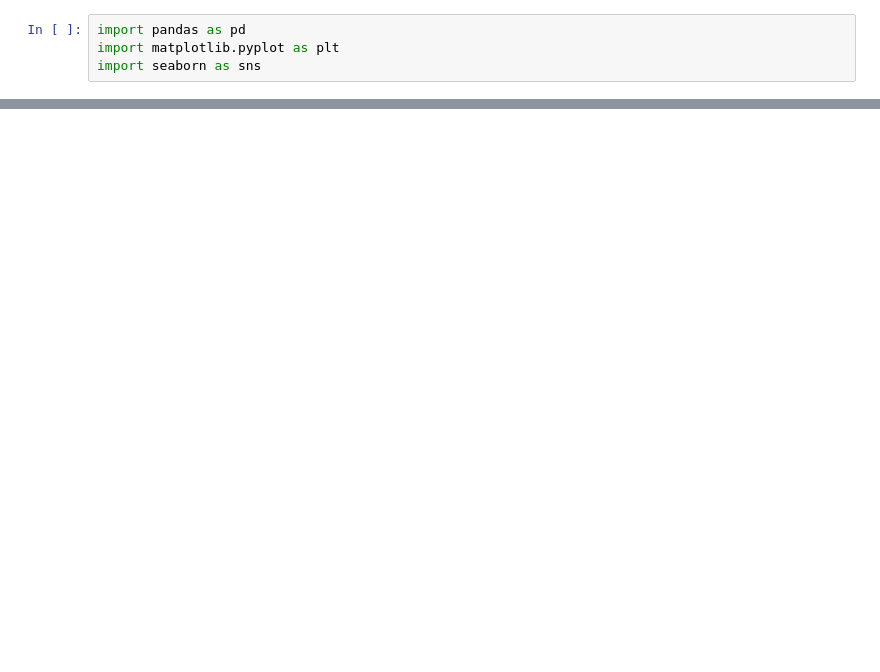
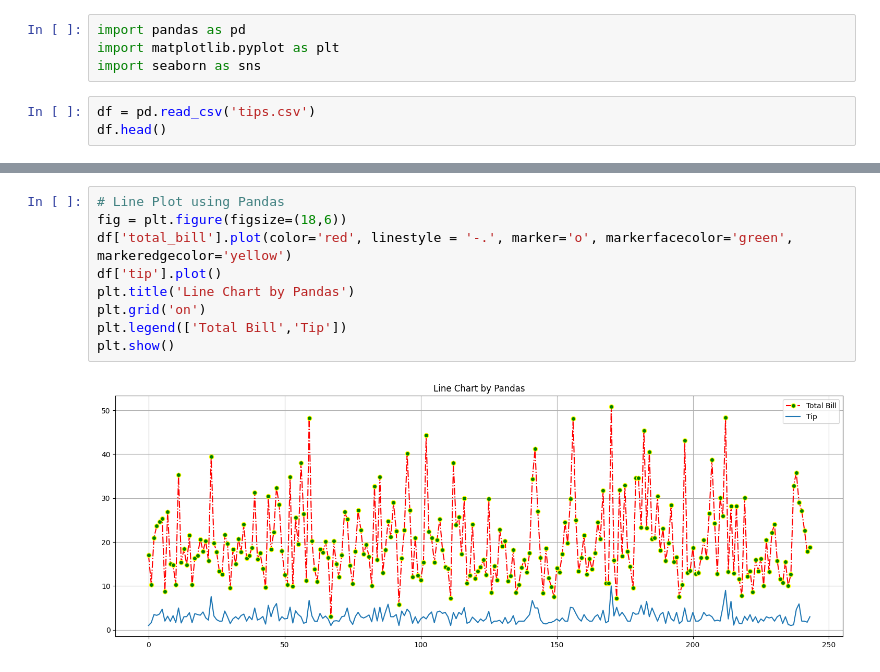
Before and after one commit to 95Vinkay/AIML, a Jupyter notebook: New_day8_9.ipynb, the cells around one changed output, grey strips where cells are left out. Cells and saved outputs as stored; diff of their text form; blank space fills up the shorter version.

Commit message:
Data Visualization

```diff
--- a/New_day8_9.ipynb
+++ b/New_day8_9.ipynb
@@ -73,3 +73,6 @@ display(Image(url='https://media.geeksforgeeks.org/wp-content/uploads/2020062418
 import pandas as pd
 import matplotlib.pyplot as plt
 import seaborn as sns
+# %%
+df = pd.read_csv('tips.csv')
+df.head()
@@ -75,0 +86,11 @@ import seaborn as sns
+# %%
+# Line Plot using Pandas
+fig = plt.figure(figsize=(18,6))
+df['total_bill'].plot(color='red', linestyle = '-.', marker='o', markerfacecolor='green', markeredgecolor='yellow')
+df['tip'].plot()
+plt.title('Line Chart by Pandas')
+plt.grid('on')
+plt.legend(['Total Bill','Tip'])
+plt.show()
+# %% [output]
+[figure, added]
```
Also changed, not shown: parts of 23 cells of this notebook.
